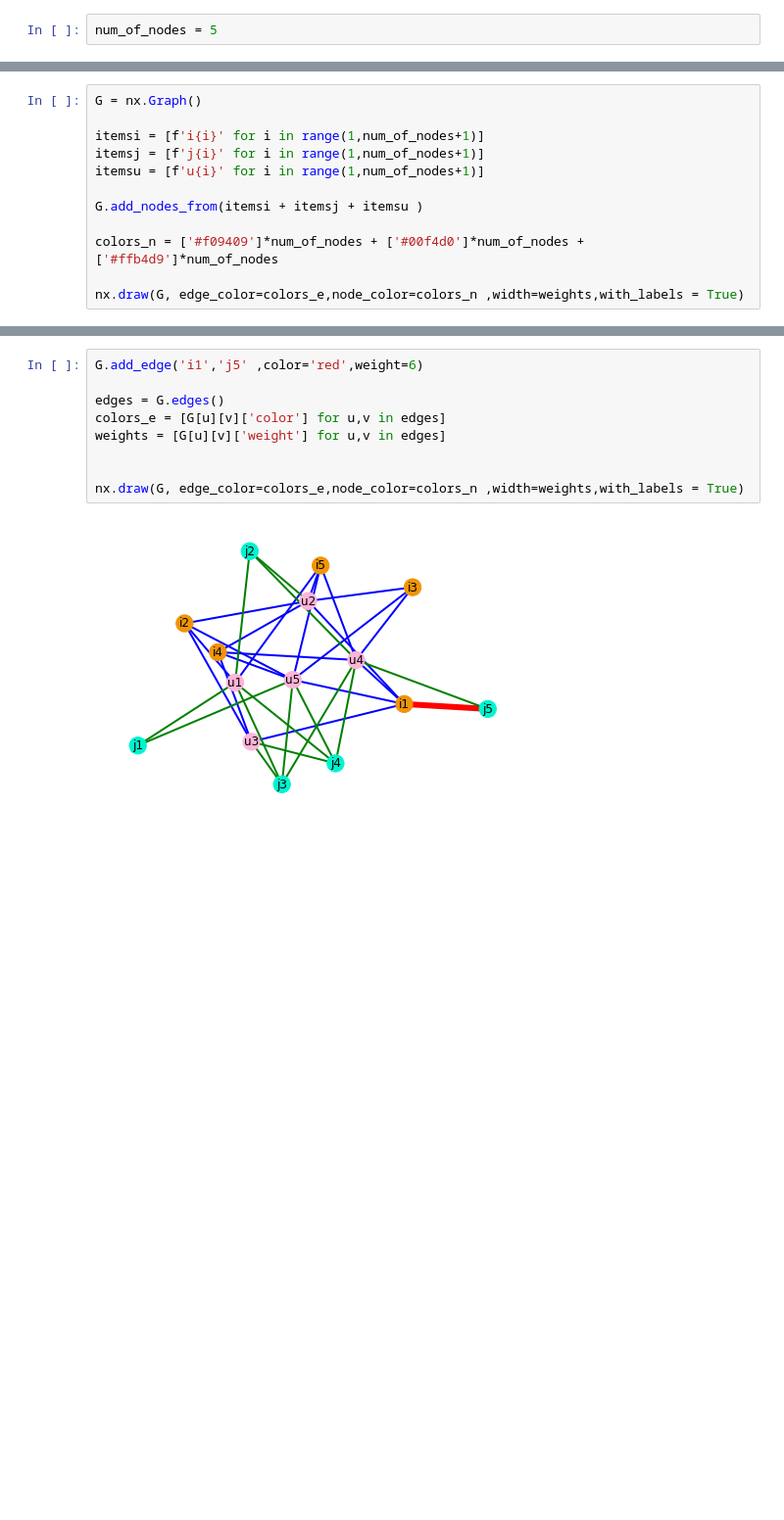
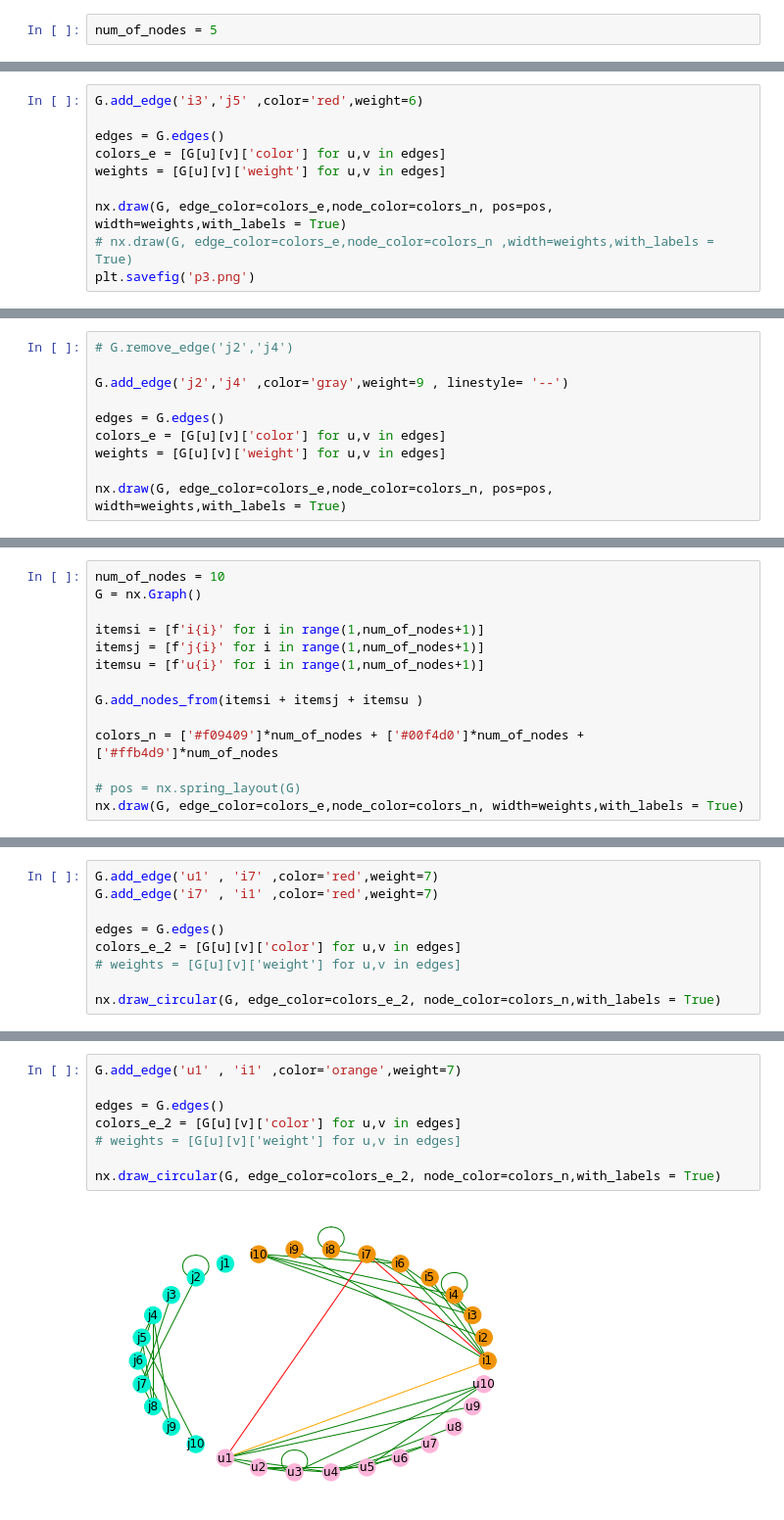
Before and after one commit to aliSaDmsCthesis/Notebooks, a Jupyter notebook: draw_graph_for_mon_18_Oct_.ipynb, the cells around one changed output, grey strips where cells are left out. Shown at 98% size. Saved outputs shown, nothing was run; the diff lists cells and outputs as text; blank space fills up the shorter version.

```diff
--- a/draw_graph_for_mon_18_Oct_.ipynb
+++ b/draw_graph_for_mon_18_Oct_.ipynb
@@ -9,0 +63,10 @@ num_of_nodes = 5
+# %%
+G.add_edge('i3','j5' ,color='red',weight=6)
+
+edges = G.edges()
+colors_e = [G[u][v]['color'] for u,v in edges]
+weights = [G[u][v]['weight'] for u,v in edges]
+
+nx.draw(G, edge_color=colors_e,node_color=colors_n, pos=pos, width=weights,with_labels = True)
+# nx.draw(G, edge_color=colors_e,node_color=colors_n ,width=weights,with_labels = True)
+plt.savefig('p3.png')
@@ -27,0 +89,10 @@ num_of_nodes = 5
+# %%
+# G.remove_edge('j2','j4')
+
+G.add_edge('j2','j4' ,color='gray',weight=9 , linestyle= '--')
+
+edges = G.edges()
+colors_e = [G[u][v]['color'] for u,v in edges]
+weights = [G[u][v]['weight'] for u,v in edges]
+
+nx.draw(G, edge_color=colors_e,node_color=colors_n, pos=pos, width=weights,with_labels = True)
@@ -28,4 +139,5 @@ num_of_nodes = 5
 # %%
+num_of_nodes = 10
 G = nx.Graph()
 
 itemsi = [f'i{i}' for i in range(1,num_of_nodes+1)]
@@ -36,5 +148,6 @@ G.add_nodes_from(itemsi + itemsj + itemsu )
 
 colors_n = ['#f09409']*num_of_nodes + ['#00f4d0']*num_of_nodes + ['#ffb4d9']*num_of_nodes
 
-nx.draw(G, edge_color=colors_e,node_color=colors_n ,width=weights,with_labels = True)
+# pos = nx.spring_layout(G)
+nx.draw(G, edge_color=colors_e,node_color=colors_n, width=weights,with_labels = True)
 # %% [output]
@@ -69,0 +191,9 @@ nx.draw(G, edge_color=colors_e,node_color=colors_n ,width=weights,with_labels =
+# %%
+G.add_edge('u1' , 'i7' ,color='red',weight=7)
+G.add_edge('i7' , 'i1' ,color='red',weight=7)
+
+edges = G.edges()
+colors_e_2 = [G[u][v]['color'] for u,v in edges]
+# weights = [G[u][v]['weight'] for u,v in edges]
+
+nx.draw_circular(G, edge_color=colors_e_2, node_color=colors_n,with_labels = True)
@@ -70,11 +202,10 @@ nx.draw(G, edge_color=colors_e,node_color=colors_n ,width=weights,with_labels =
 # %%
-G.add_edge('i1','j5' ,color='red',weight=6)
+G.add_edge('u1' , 'i1' ,color='orange',weight=7)
 
 edges = G.edges()
-colors_e = [G[u][v]['color'] for u,v in edges]
-weights = [G[u][v]['weight'] for u,v in edges]
+colors_e_2 = [G[u][v]['color'] for u,v in edges]
+# weights = [G[u][v]['weight'] for u,v in edges]
 
-
-nx.draw(G, edge_color=colors_e,node_color=colors_n ,width=weights,with_labels = True)
+nx.draw_circular(G, edge_color=colors_e_2, node_color=colors_n,with_labels = True)
 # %% [output]
-[figure, old version]
+[figure, new version]
```
Also changed, not shown: parts of 25 cells of this notebook.
